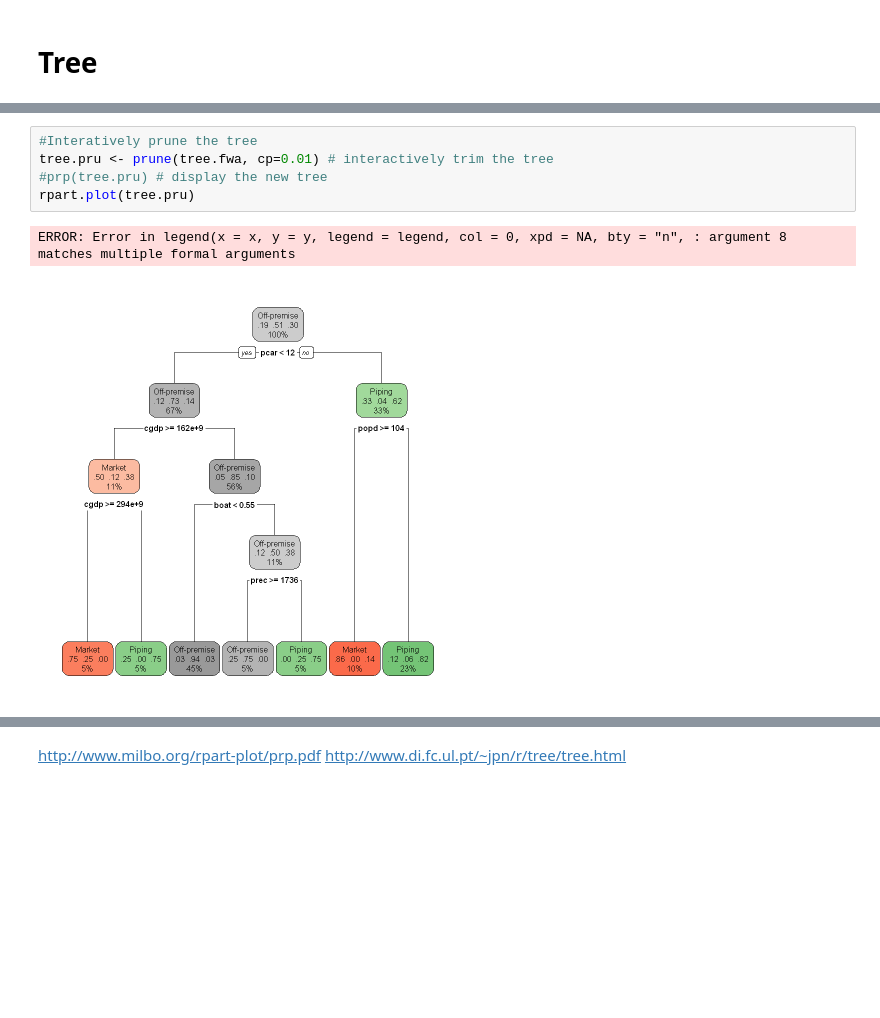
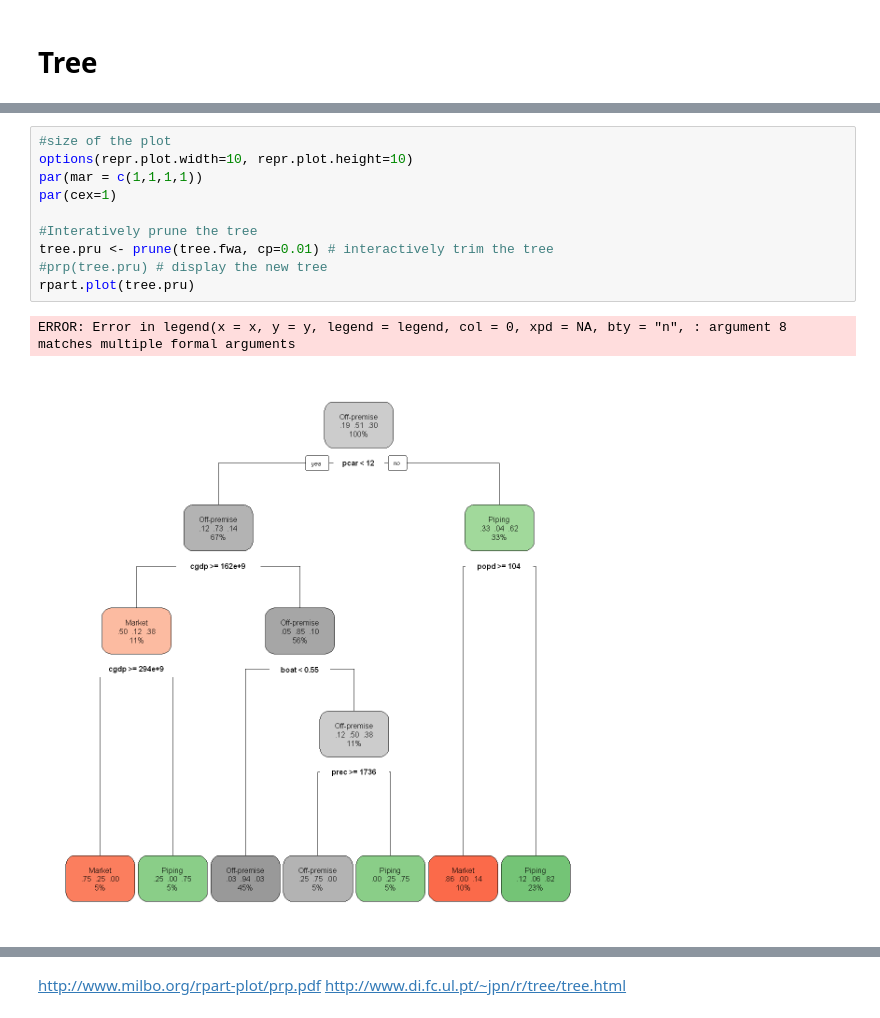
Before and after one commit to narslab/water-accessibility, a Jupyter notebook: bin/jupyter/fa-classification-seven-ml-promax.ipynb, the cells around one changed output, grey strips where cells are left out. Drawn from its saved outputs; the diff is of its cells as text; blank space fills up the shorter version.

```diff
--- a/bin/jupyter/fa-classification-seven-ml-promax.ipynb
+++ b/bin/jupyter/fa-classification-seven-ml-promax.ipynb
@@ -150,13 +170,18 @@ n= 73
 6 0.010000      6   0.27778 0.61111 0.10890
 [figure]
 # %%
+#size of the plot
+options(repr.plot.width=10, repr.plot.height=10)
+par(mar = c(1,1,1,1))
+par(cex=1)
+
 #Interatively prune the tree
 tree.pru <- prune(tree.fwa, cp=0.01) # interactively trim the tree
 #prp(tree.pru) # display the new tree
 rpart.plot(tree.pru)
 # %% [output]
 ERROR: Error in legend(x = x, y = y, legend = legend, col = 0, xpd = NA, bty = "n", : argument 8 matches multiple formal arguments
-[figure, old version]
+[figure, new version]
 # %%
 fancyRpartPlot(tree.pru)
 summary(tree.pru)
```
Also changed, not shown: parts of 12 cells of this notebook, 11 other files.
